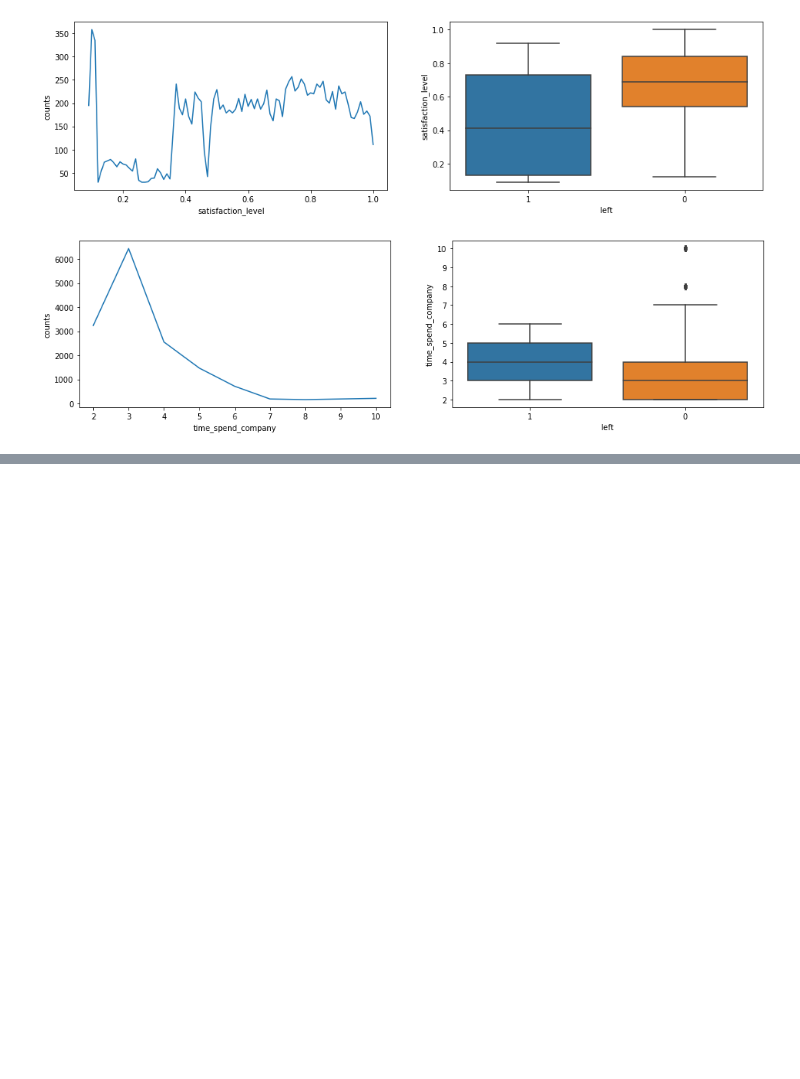
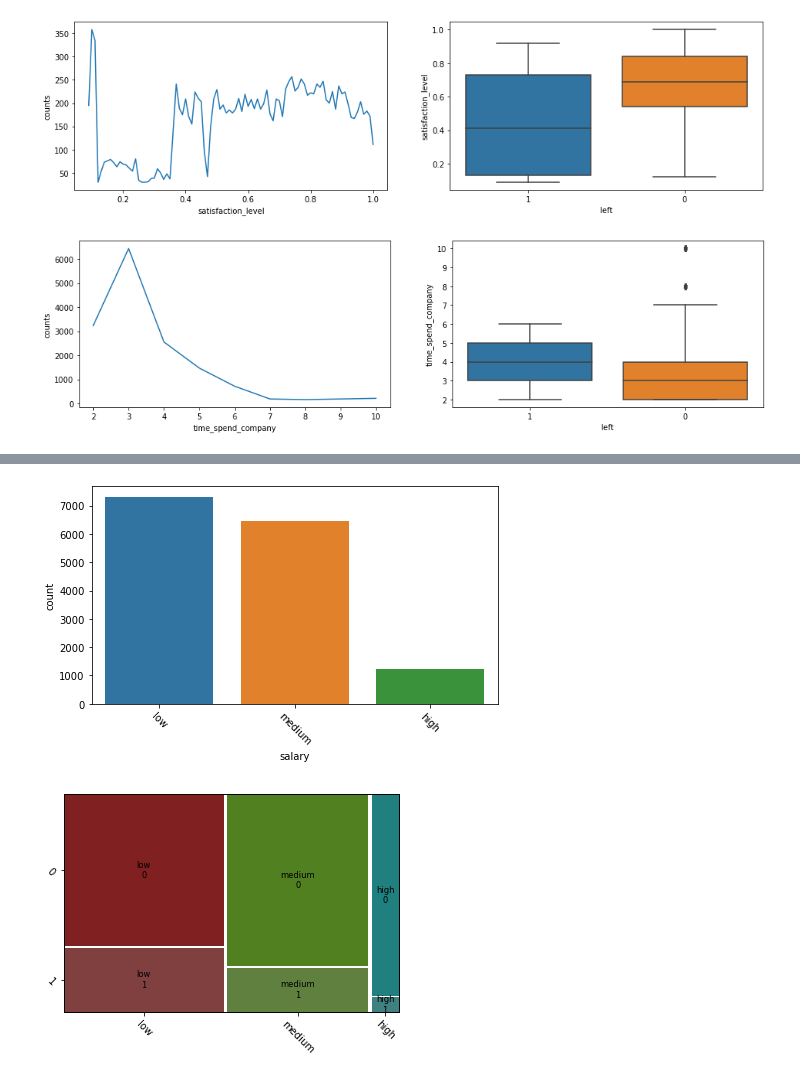
Before and after one commit to DeovratP/Logistic-Regression, a Jupyter notebook: HR_analytics_data/HR-data-analysis.ipynb, the cells around one changed output, grey strips where cells are left out. Saved outputs shown, nothing was run; the diff lists cells and outputs as text; code cells hidden in the pictures; blank space fills up the shorter version.

```diff
--- a/HR_analytics_data/HR-data-analysis.ipynb
+++ b/HR_analytics_data/HR-data-analysis.ipynb
@@ -228,0 +215,5 @@ plot_feature(df,'time_spend_company')
+# %%
+plot_feature(df,'salary')
+# %% [output]
+[figure, added]
+[figure, added]
```
Also changed, not shown: parts of 26 cells of this notebook.
